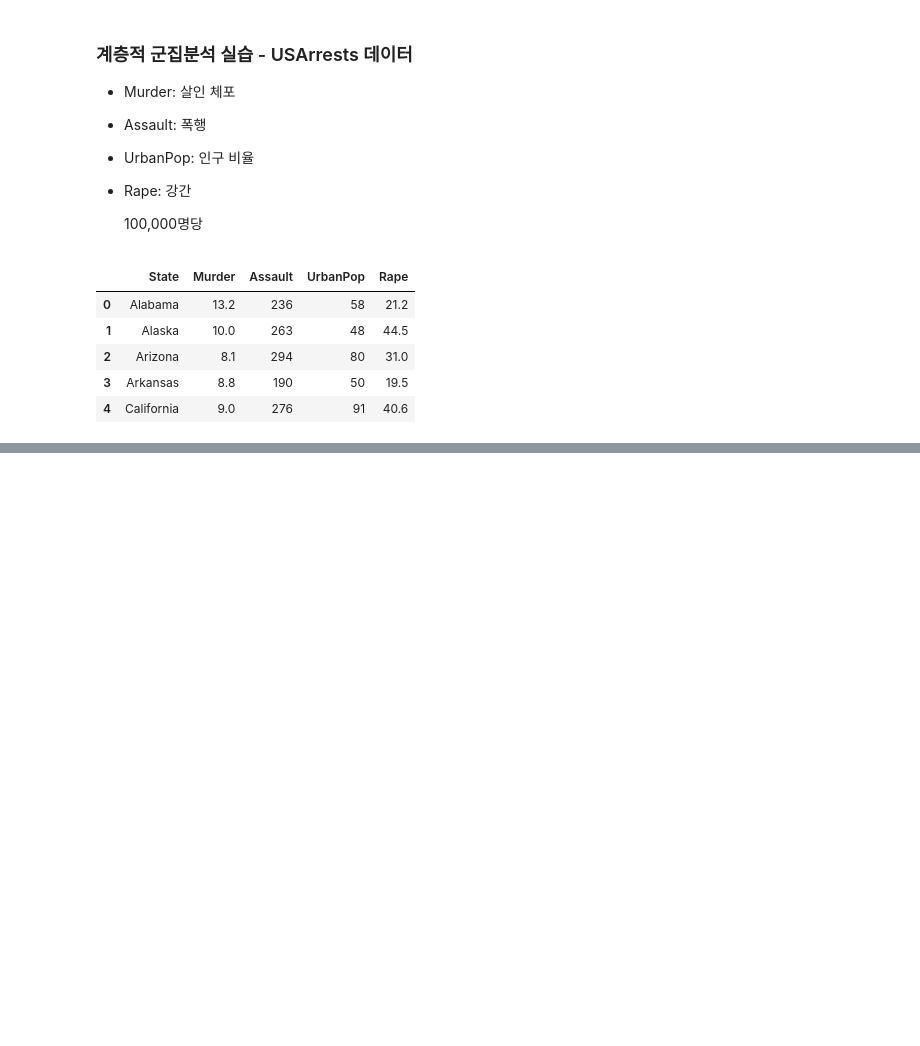
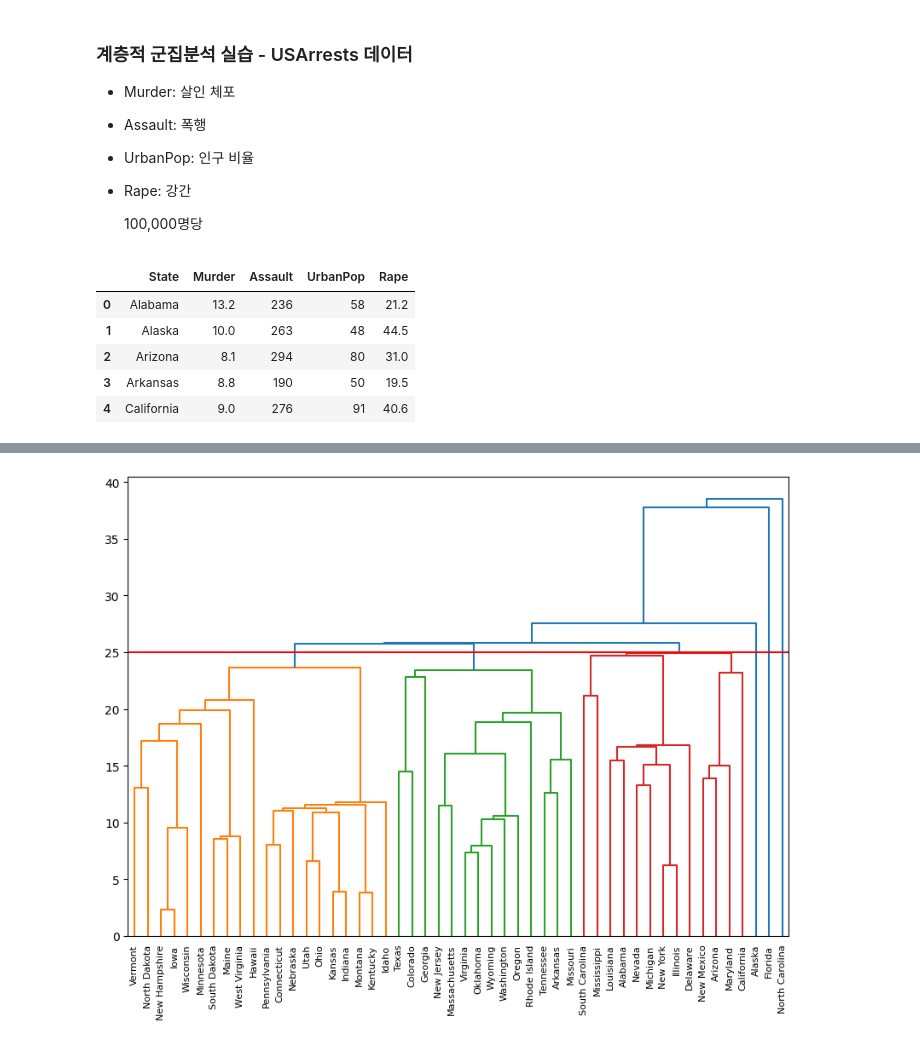
Before and after one commit to sai-with/ADP_prac, a Jupyter notebook: statics/군집분석.ipynb, the cells around one changed output, grey strips where cells are left out. Cells and saved outputs as stored; diff of their text form; code cells hidden in the pictures; blank space fills up the shorter version.

```diff
--- a/statics/군집분석.ipynb
+++ b/statics/군집분석.ipynb
@@ -66,0 +118,10 @@ us.head()
+# %%
+# 최단 연결법(single)
+single = linkage(us.iloc[:, 1::], metric='euclidean', method='single')
+# State컬럼은 고유값으로 제외, 유클리디안 거리로 최단 연결법 시행
+label = us.State.tolist()
+plt.figure(figsize=(10, 7)) # 판 짜기
+dendrogram(single, orientation='top', labels=label, distance_sort='descending', color_threshold=25, show_leaf_counts=True)
+plt.axhline(y=25, color='r');
+# %% [output]
+[figure, added]
```
Also changed, not shown: parts of 19 cells of this notebook.
